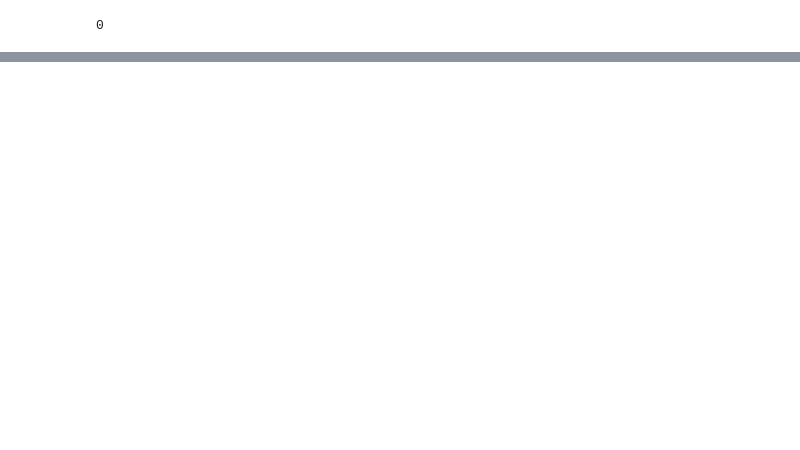
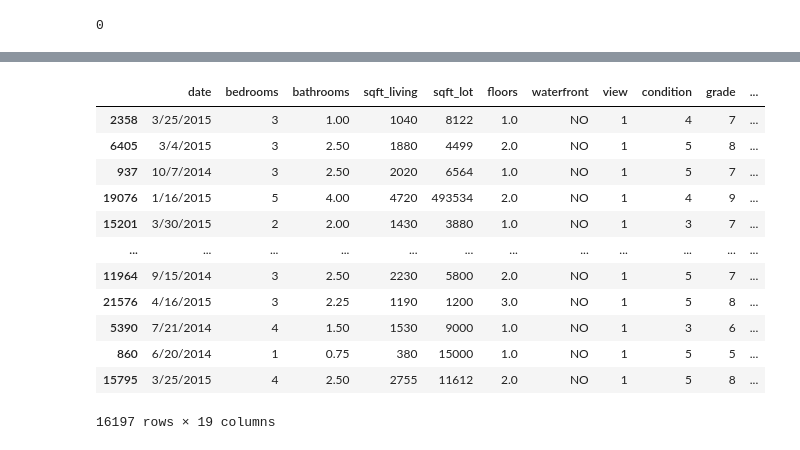
Before and after one commit to ElyLin/HomePriceAnalysis, a Jupyter notebook: HousingAnalysisMain.ipynb, the cells around one changed output, grey strips where cells are left out. Cells and saved outputs as stored; diff of their text form; code cells hidden in the pictures; blank space fills up the shorter version.

```diff
--- a/HousingAnalysisMain.ipynb
+++ b/HousingAnalysisMain.ipynb
@@ -372,0 +270,16 @@ X_train, X_test, y_train, y_test = train_test_split(X, y, test_size=0.25, random
+# %%
+X_train
+# %% [output]
+|  | date | bedrooms | bathrooms | sqft_living | sqft_lot | floors | waterfront | view | condition | grade | ... |
+| 2358 | 3/25/2015 | 3 | 1.00 | 1040 | 8122 | 1.0 | NO | 1 | 4 | 7 | ... |
+| 6405 | 3/4/2015 | 3 | 2.50 | 1880 | 4499 | 2.0 | NO | 1 | 5 | 8 | ... |
+| 937 | 10/7/2014 | 3 | 2.50 | 2020 | 6564 | 1.0 | NO | 1 | 5 | 7 | ... |
+| 19076 | 1/16/2015 | 5 | 4.00 | 4720 | 493534 | 2.0 | NO | 1 | 4 | 9 | ... |
+| 15201 | 3/30/2015 | 2 | 2.00 | 1430 | 3880 | 1.0 | NO | 1 | 3 | 7 | ... |
+| ... | ... | ... | ... | ... | ... | ... | ... | ... | ... | ... | ... |
+| 11964 | 9/15/2014 | 3 | 2.50 | 2230 | 5800 | 2.0 | NO | 1 | 5 | 7 | ... |
+| 21576 | 4/16/2015 | 3 | 2.25 | 1190 | 1200 | 3.0 | NO | 1 | 5 | 8 | ... |
+| 5390 | 7/21/2014 | 4 | 1.50 | 1530 | 9000 | 1.0 | NO | 1 | 3 | 6 | ... |
+| 860 | 6/20/2014 | 1 | 0.75 | 380 | 15000 | 1.0 | NO | 1 | 5 | 5 | ... |
+| 15795 | 3/25/2015 | 4 | 2.50 | 2755 | 11612 | 2.0 | NO | 1 | 5 | 8 | ... |
+16197 rows × 19 columns
```
Also changed, not shown: parts of 27 cells of this notebook.
